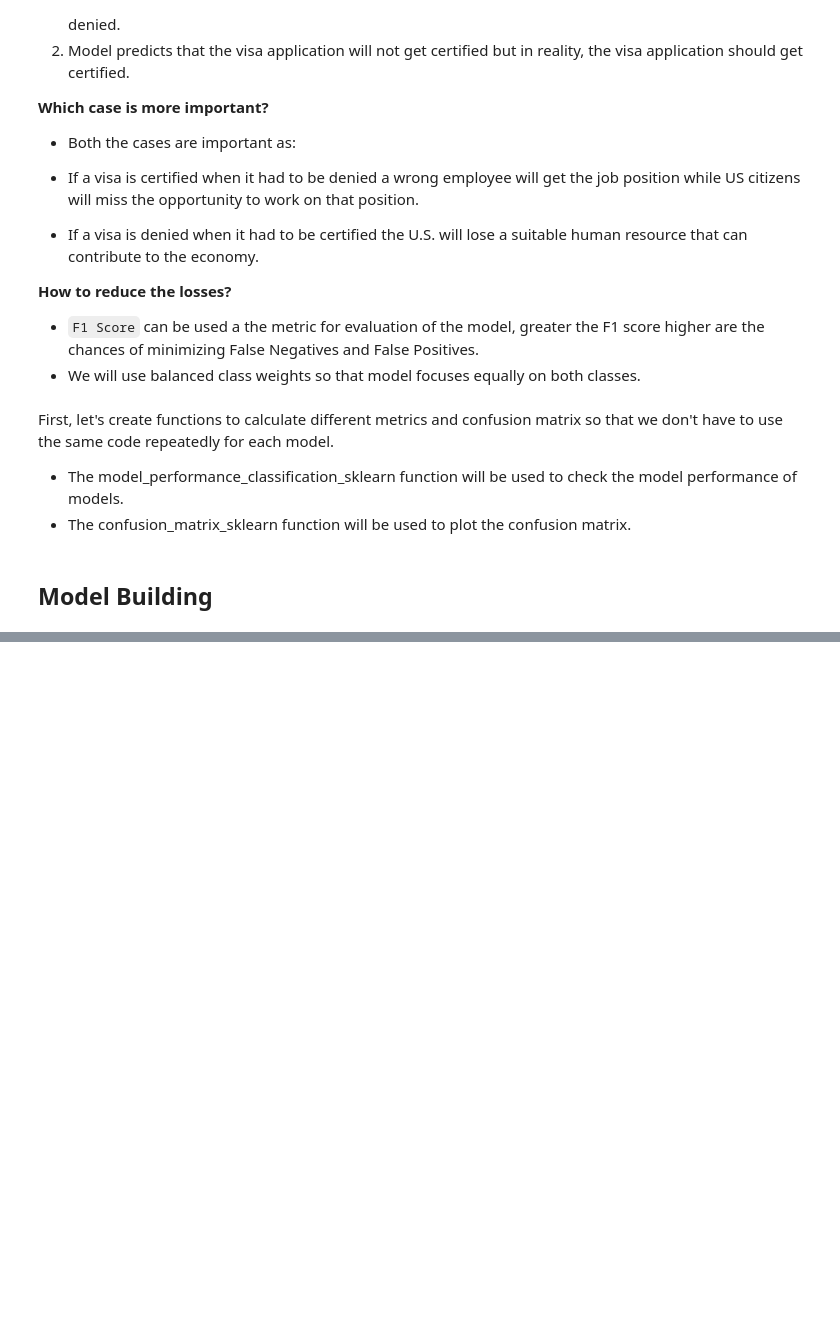
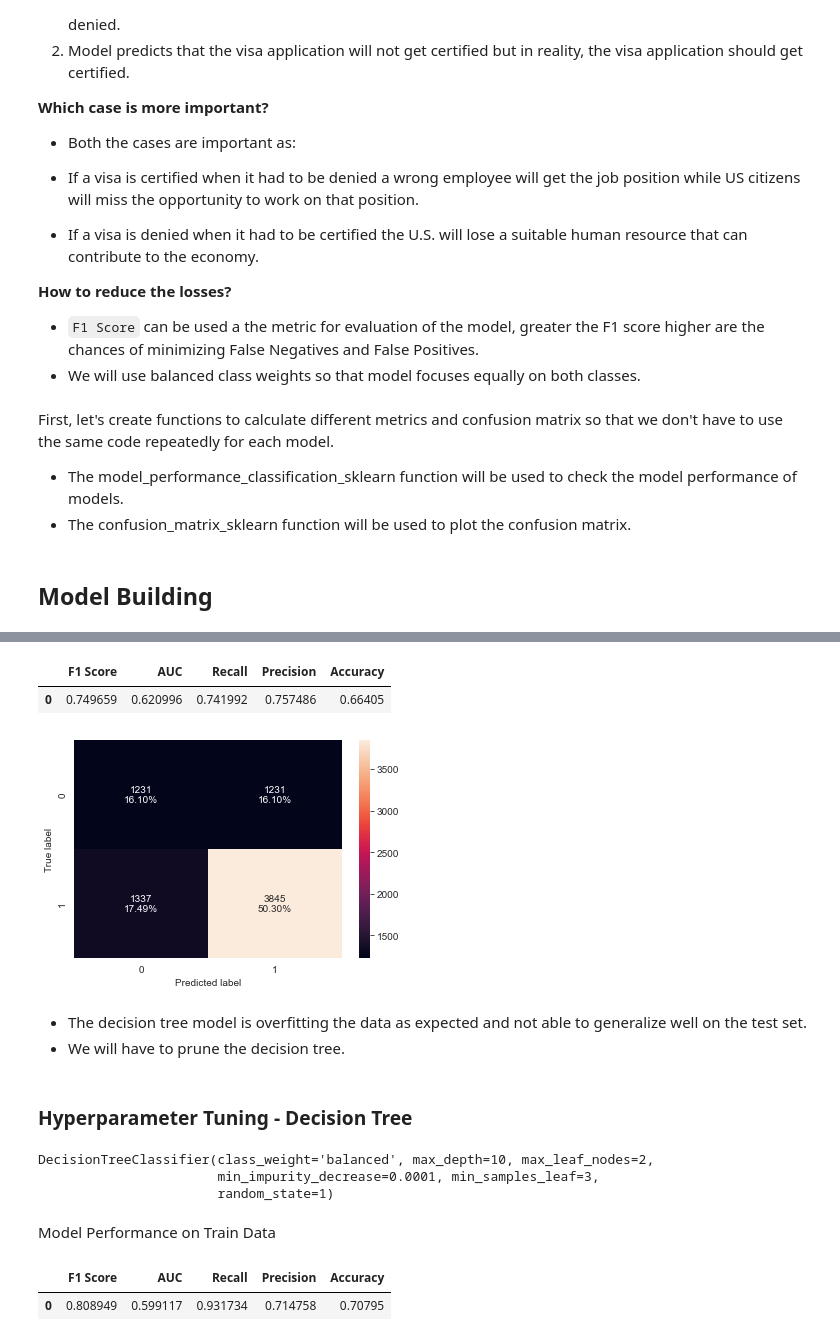
Before and after one commit to ArthurXia1031/Data_Science_Project, a Jupyter notebook: machine_learning/Easy_visa/easy_visa.ipynb, the cells around one changed output, grey strips where cells are left out. Saved outputs shown, nothing was run; the diff lists cells and outputs as text; code cells hidden in the pictures; blank space fills up the shorter version.

```diff
--- a/machine_learning/Easy_visa/easy_visa.ipynb
+++ b/machine_learning/Easy_visa/easy_visa.ipynb
@@ -825,0 +848,62 @@ def cufusion_metrix(model, predictors, target):
+# %%
+decision_tree_test_perf = model_performance_classification_sklearn(
+    model, X_test, y_test
+)
+
+decision_tree_test_perf
+# %% [output]
+|  | F1 Score | AUC | Recall | Precision | Accuracy |
+| 0 | 0.749659 | 0.620996 | 0.741992 | 0.757486 | 0.66405 |
+# %%
+confusion_matrix_sklearn(model, X_test, y_test)
+# %% [output]
+[figure, added]
+# %% [markdown]
+* The decision tree model is overfitting the data as expected and not able to generalize well on the test set.
+* We will have to prune the decision tree.
+# %% [markdown]
+### Hyperparameter Tuning - Decision Tree
+# %%
+from sklearn import metrics
+
+# Choose the type of classifier.
+dtree_estimator = DecisionTreeClassifier(class_weight="balanced", random_state=1)
+
+# Grid of parameters to choose from
+parameters = {
+    "max_depth": np.arange(10, 30, 5),
+    "min_samples_leaf": [3, 5, 7],
+    "max_leaf_nodes": [2, 3, 5],
+    "min_impurity_decrease": [0.0001, 0.001],
+}
+# parameters = {
+#     'max_depth': [2, 4, 6],
+#     'max_leaf_nodes': [50, 75, 150, 250],
+#     'min_samples_split': [10, 30, 50, 70],
+# }
+
+# Type of scoring used to compare parameter combinations
+scorer = metrics.make_scorer(metrics.f1_score)
+
+# Run the grid search
+grid_obj = GridSearchCV(dtree_estimator, parameters, scoring=scorer, n_jobs=-1)
+
+grid_obj = grid_obj.fit(X_train, y_train)
+
+# Set the clf to the best combination of parameters
+dtree_estimator = grid_obj.best_estimator_
+
+# Fit the best algorithm to the data.
+dtree_estimator.fit(X_train, y_train)
+# %% [output]
+DecisionTreeClassifier(class_weight='balanced', max_depth=10, max_leaf_nodes=2,
+                       min_impurity_decrease=0.0001, min_samples_leaf=3,
+                       random_state=1)
+# %% [markdown]
+Model Performance on Train Data
+# %%
+dtree_estimator_model_train_perf = model_performance_classification_sklearn(dtree_estimator, X_train, y_train)
+dtree_estimator_model_train_perf
+# %% [output]
+|  | F1 Score | AUC | Recall | Precision | Accuracy |
+| 0 | 0.808949 | 0.599117 | 0.931734 | 0.714758 | 0.70795 |
```
Also changed, not shown: parts of 102 cells of this notebook.
